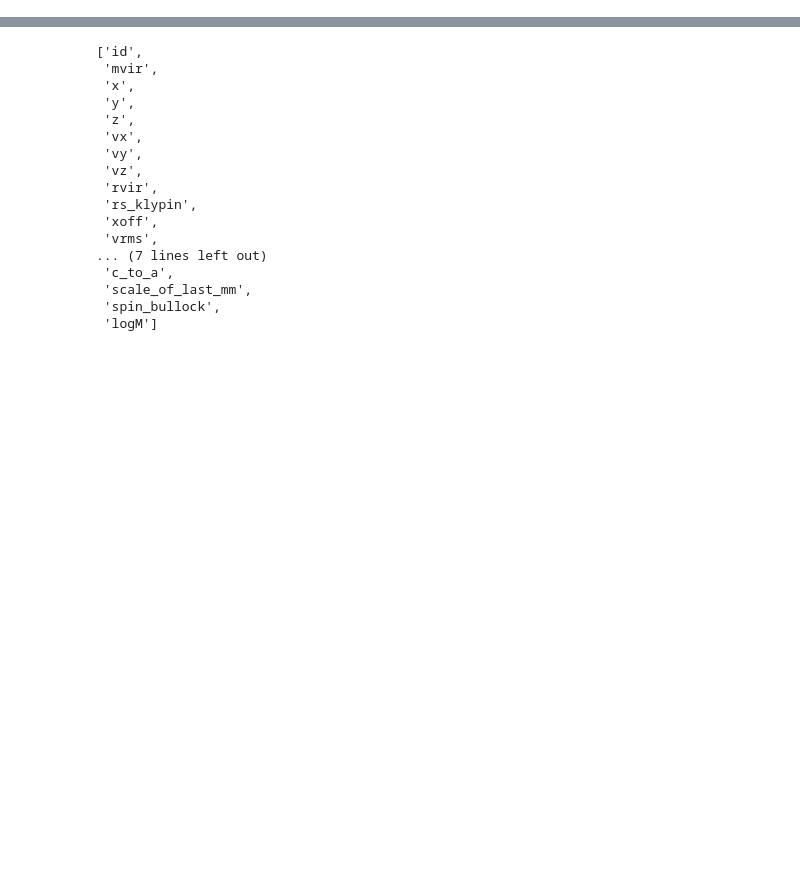
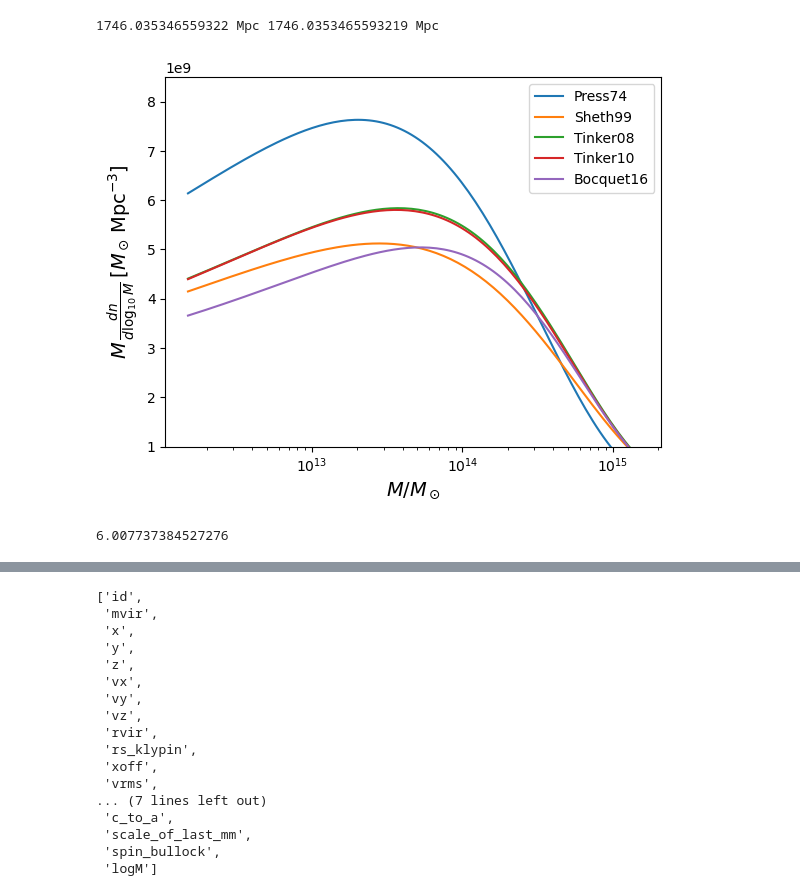
Before and after one commit to rpaviot/NRV_HOD, a Jupyter notebook: HOD_NRV2_part2.ipynb, the cells around one changed output, grey strips where cells are left out. Drawn from its saved outputs; the diff is of its cells as text; code cells hidden in the pictures; blank space fills up the shorter version.

```diff
--- a/HOD_NRV2_part2.ipynb
+++ b/HOD_NRV2_part2.ipynb
@@ -22,0 +33,4 @@ from HOD_NRV.utils import random_uniform_jax,random_uniform_numba,random_poisson
+# %%
+print(cosmo1.comoving_distance(0.7),0.7*cosmo2.comoving_distance(0.7))
+# %% [output]
+1746.035346559322 Mpc 1746.0353465593219 Mpc
@@ -22,0 +58,61 @@ from HOD_NRV.utils import random_uniform_jax,random_uniform_numba,random_poisson
+# %%
+# Cosmology
+cosmo = ccl.Cosmology(Omega_b=0.0492, Omega_c=0.2650, h=0.6724, A_s=2.2065e-09, n_s=0.9645)
+
+# Array of masses
+m_arr = np.geomspace(1.01E12,1E15,128)/cosmo['h']
+
+# Array of redshifts
+z_arr = np.linspace(0.,1.,16)
+
+# Delta=200 (matter).
+hmd_200m = ccl.halos.MassDef200m
+
+# Delta=200 (critical).
+hmd_200c = ccl.halos.MassDef200c
+
+# Delta=500 (matter).
+hmd_500m = ccl.halos.MassDef(500, 'matter')
+
+# Virial overdensity
+hmd_vir = ccl.halos.MassDefVir
+
+# FoF mass definition
+hmd_fof = ccl.halos.MassDefFof
+
+hmfs = []
+# Press & Schechter mass function
+hmfs.append(ccl.halos.MassFuncPress74(mass_def=hmd_fof))
+
+# Sheth & Tormen mass function
+hmfs.append(ccl.halos.MassFuncSheth99(mass_def=hmd_fof))
+
+# Tinker 2008 mass function
+hmfs.append(ccl.halos.MassFuncTinker08(mass_def=hmd_200m))
+
+# Tinker 2010 mass function
+hmfs.append(ccl.halos.MassFuncTinker10(mass_def=hmd_200m))
+
+# Bocquet 2016 mass function
+hmfs.append(ccl.halos.MassFuncBocquet16(mass_def=hmd_200m))
+
+
+
+# Let's plot all of them at z=0
+plt.figure()
+for mf in hmfs:
+    nm = mf(cosmology, m_arr, 1.)
+    plt.plot(m_arr,
+             m_arr * nm, label=mf.name)
+plt.xscale('log')
+plt.ylim([1E9,8.5E9])
+plt.legend()
+plt.xlabel(r'$M/M_\odot$', fontsize=14)
+plt.ylabel(r'$M\,\frac{dn}{d\log_{10}M}\,[M_\odot\,{\rm Mpc}^{-3}]$',
+           fontsize=14);
+# %% [output]
+[figure, added]
+# %%
+ccl.background.rho_x(cosmology,1./(1+0.7),'matter')/1e10*cosmo_params['h']**3
+# %% [output]
+6.007737384527276
```
Also changed, not shown: parts of 15 cells of this notebook.
